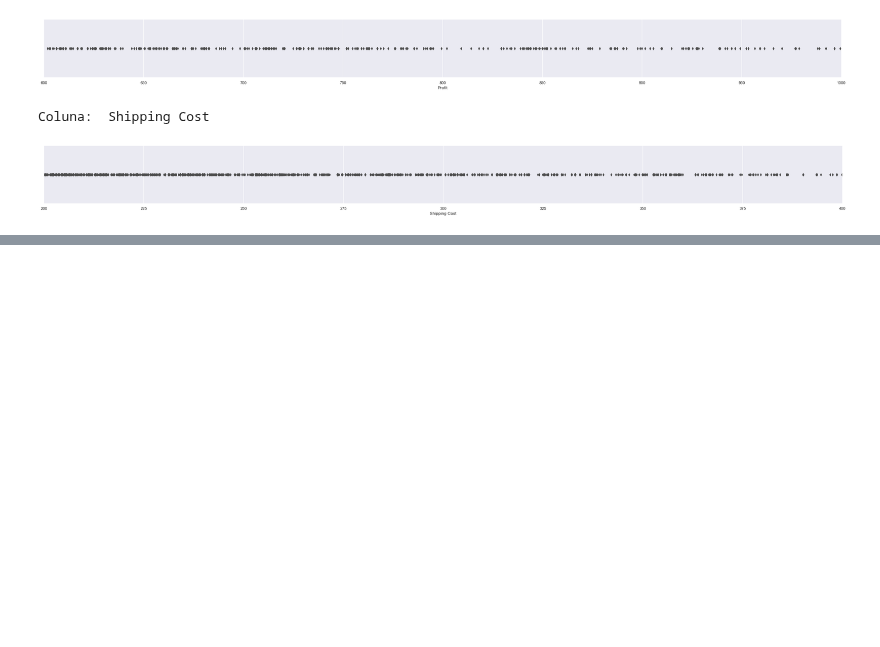
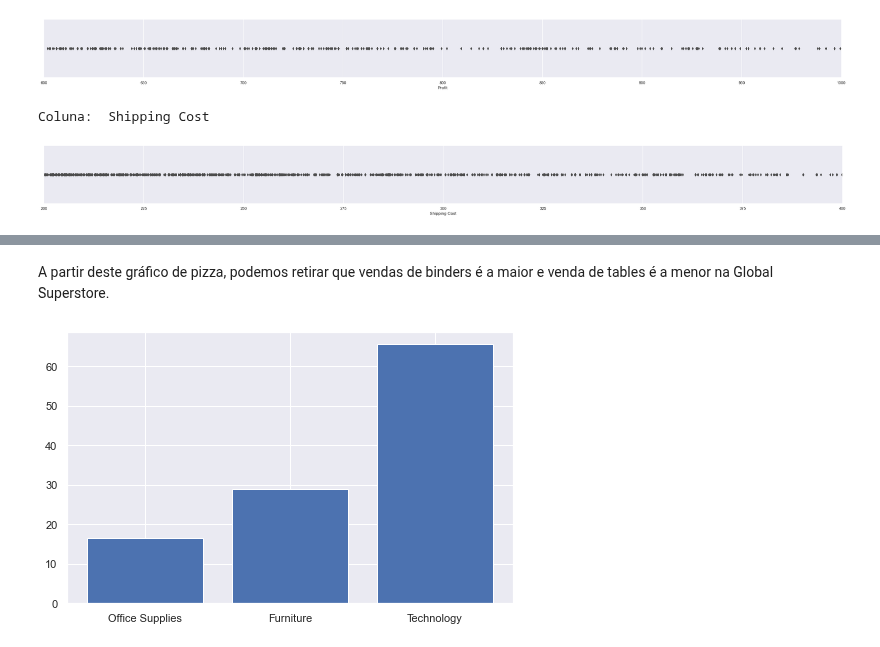
Before and after one commit to gonaloppcc/projetoDAA, a Jupyter notebook: melhor_grupo/data_exploration.ipynb, the cells around one changed output, grey strips where cells are left out. Drawn from its saved outputs; the diff is of its cells as text; code cells hidden in the pictures; blank space fills up the shorter version.

Commit message:
adicionado novos gráficos na exploração

```diff
--- a/melhor_grupo/data_exploration.ipynb
+++ b/melhor_grupo/data_exploration.ipynb
@@ -373,0 +404,9 @@ plt.show()
+# %% [markdown]
+A partir deste gráfico de pizza, podemos retirar que vendas de binders é a maior e venda de tables é a menor na Global Superstore.
+# %%
+highest_category_profit = df.groupby(by=['Category']).mean().sort_values(by=['Profit']).reset_index()
+plt.figure(figsize=(8,5))
+plt.bar("Category",'Profit',data=highest_category_profit)
+plt.show()
+# %% [output]
+[figure, added]
```
Also changed, not shown: parts of 9 cells of this notebook, 1 other file.
